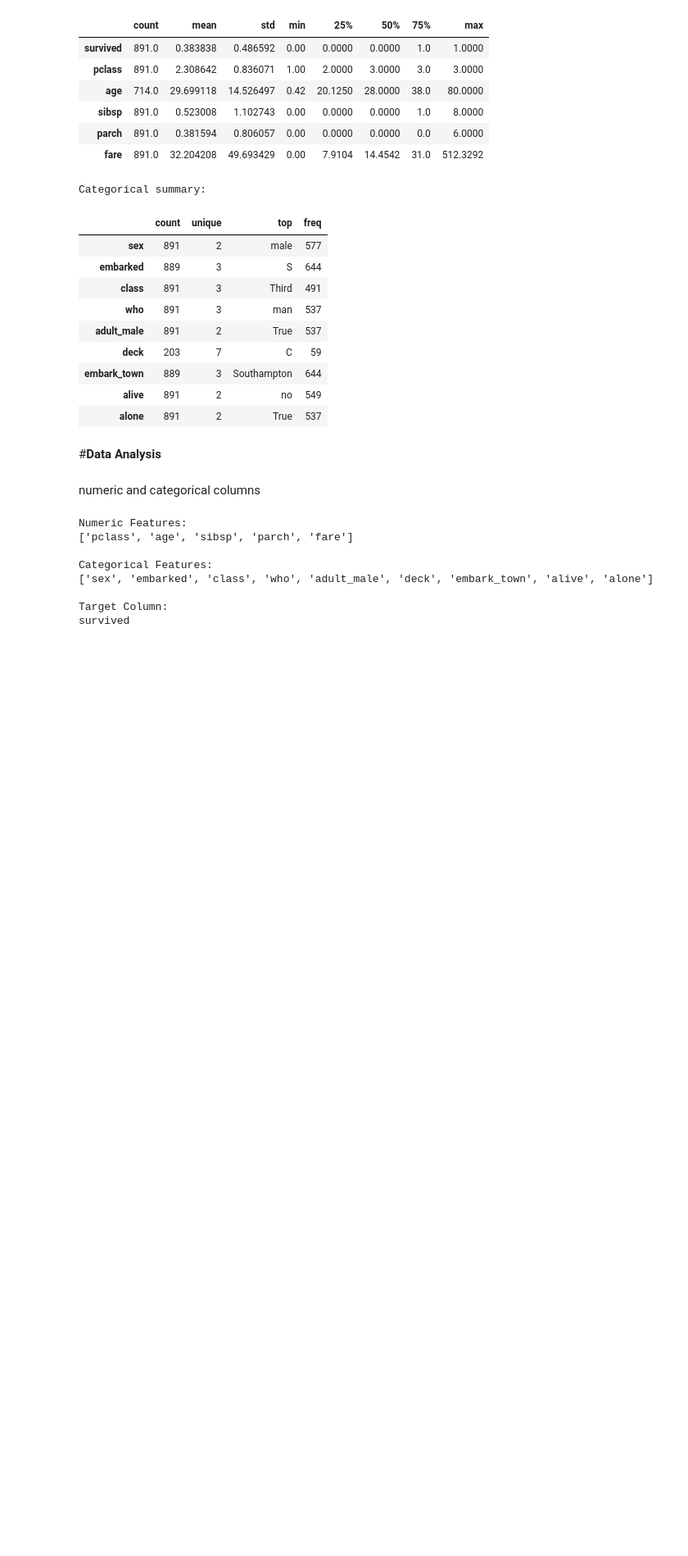
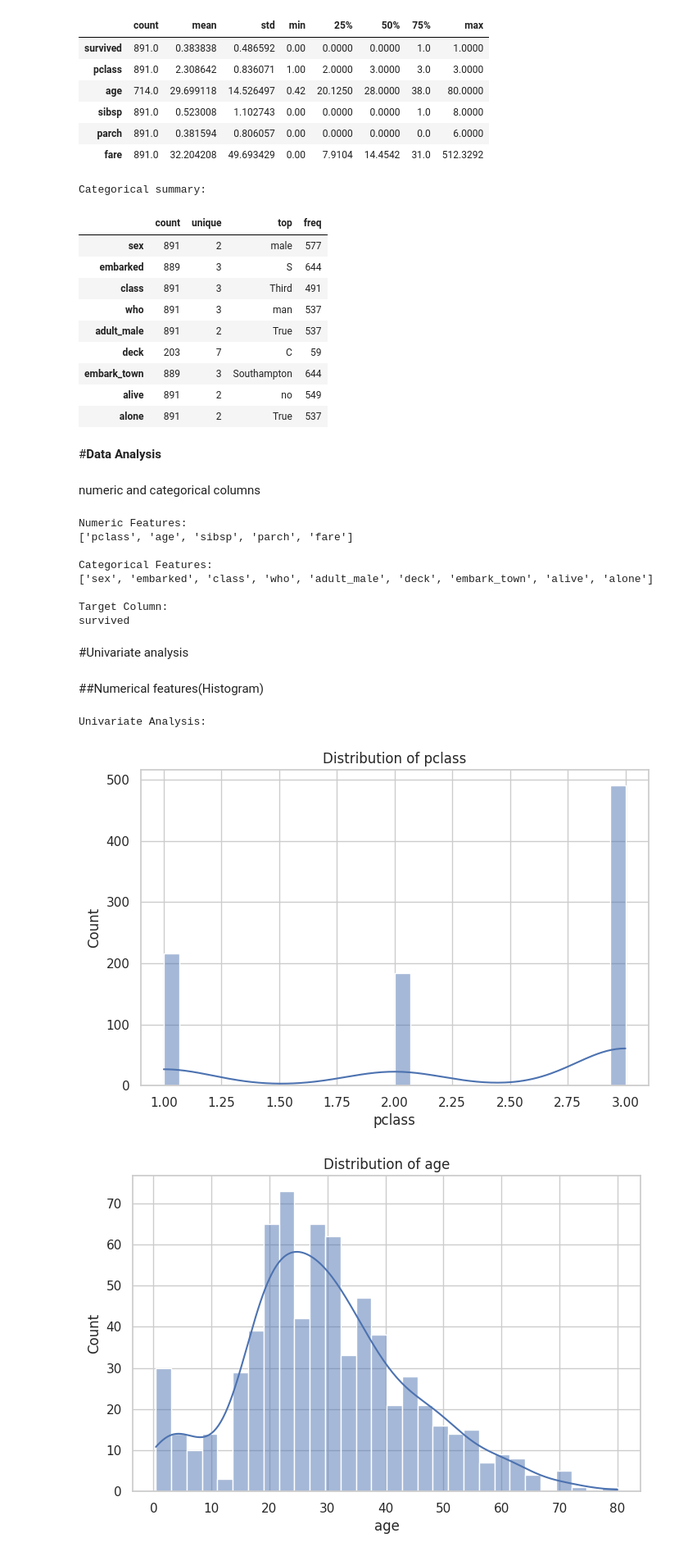
Before and after one commit to Yuvraj-cyborg/EDA_Titanic, a Jupyter notebook: EDA.ipynb, the cells around one changed output. Shown: that part at 82% size. Drawn from its saved outputs; the diff is of its cells as text; code cells hidden in the pictures; blank space fills up the shorter version.

```diff
--- a/EDA.ipynb
+++ b/EDA.ipynb
@@ -233,3 +233,17 @@ Categorical Features:
 
 Target Column:
 survived
+# %% [markdown]
+#Univariate analysis
+# %% [markdown]
+##Numerical features(Histogram)
+# %%
+print("\nUnivariate Analysis:")
+for col in numeric_cols:
+    sns.histplot(df[col], kde=True, bins=30)
+    plt.title(f'Distribution of {col}')
+    plt.show()
+# %% [output]
+Univariate Analysis:
+[figure, added]
+[figure, added]
```
Also changed, not shown: parts of 3 cells of this notebook.
